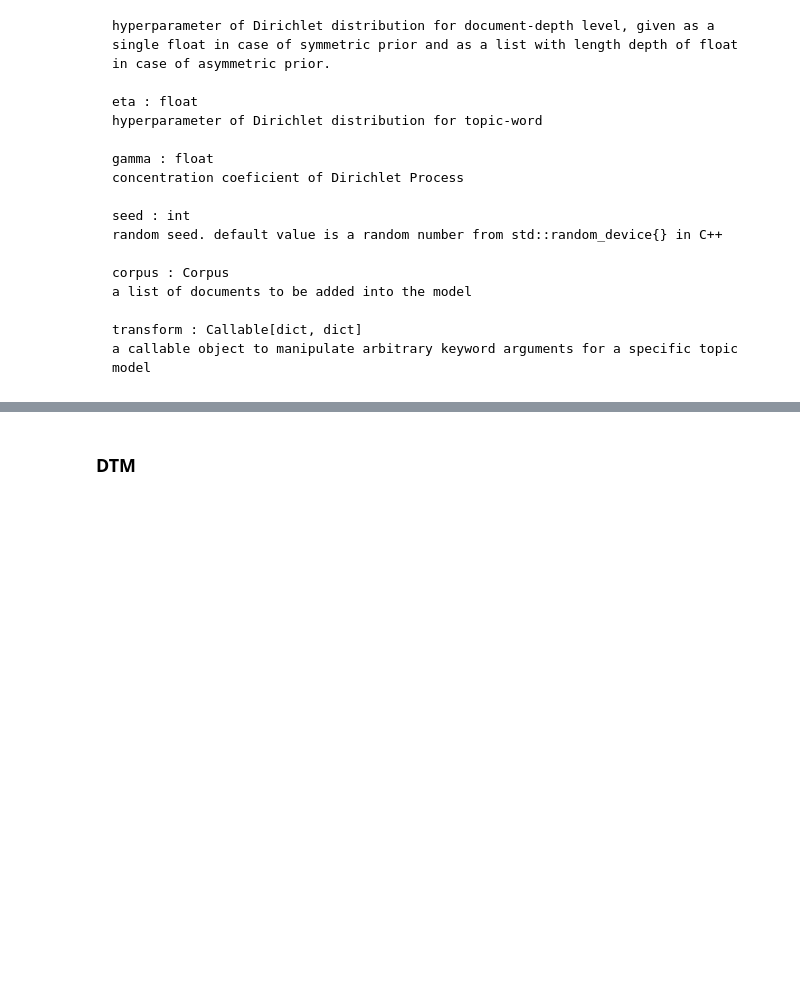
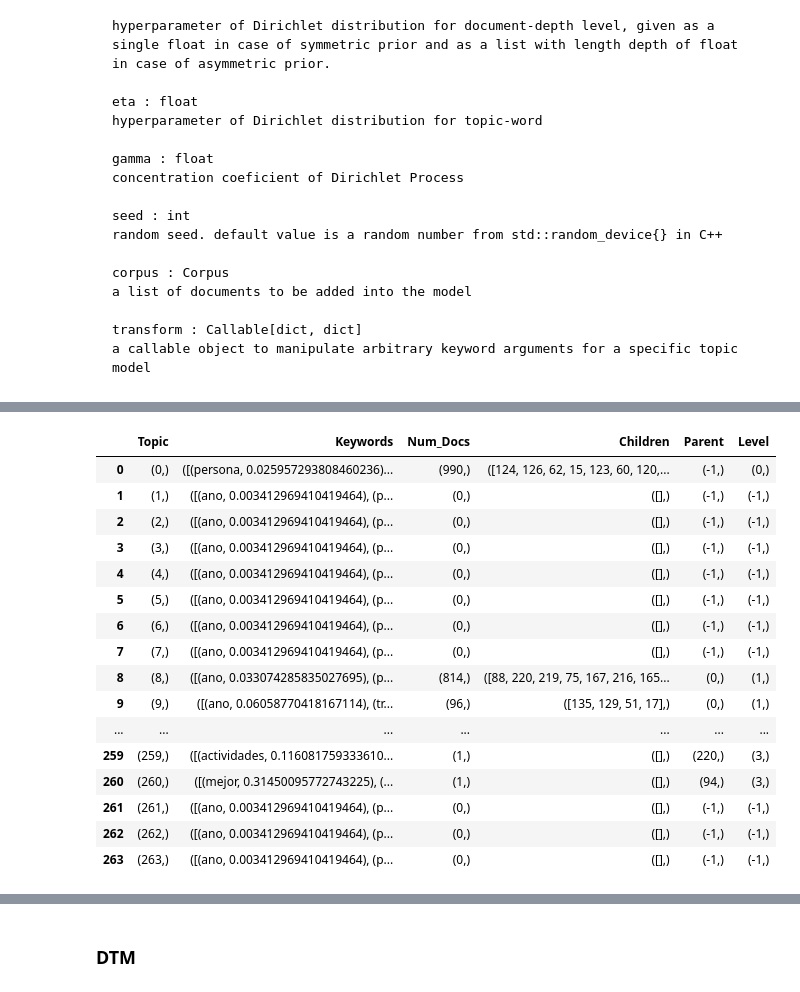
Before and after one commit to recmera/transformers-news-analysis, a Jupyter notebook: notebooks/1.topic-modeling/04-tomotopy.ipynb, the cells around one changed output, grey strips where cells are left out. Cells and saved outputs as stored; diff of their text form; code cells hidden in the pictures; blank space fills up the shorter version.

```diff
--- a/notebooks/1.topic-modeling/04-tomotopy.ipynb
+++ b/notebooks/1.topic-modeling/04-tomotopy.ipynb
@@ -124,13 +92,20 @@ def h_example_1(df):
 # %%
-mdl = tp.HLDAModel(depth=3, min_cf=100)
+h_mdl = tp.HLDAModel(depth=4, min_cf=100, seed=1)
 
-for text in df.tokens:
-    mdl.add_doc(text)
+for token in df.tokens:
+    #doc = " ".join(token)
+    h_mdl.add_doc(token)
+    #print(doc)
 
 print('Training model by iterating over the corpus 100 times, 10 iterations at a time')
 iterations = 10
-for i in range(0, 100, iterations):
-    mdl.train(iterations)
-    print('Iteration: #{}\tLog-likelihood: {}'.format(i, mdl.ll_per_word))
+for i in tqdm_notebook(range(0, 100, iterations)):
+    h_mdl.train(iterations)
+    print('Iteration: #{}\tLog-likelihood: {}'.format(i, h_mdl.ll_per_word))
+
+    print("Number of topics: ", h_mdl.k)
+print("Number of live topics: ", h_mdl.live_k)
+print("Number of documents: ", len(h_mdl.docs))
+print("Model perplexity: ", h_mdl.perplexity)
 # %% [output]
 Training model by iterating over the corpus 100 times, 10 iterations at a time
@@ -147,8 +128,0 @@ Iteration: #90  Log-likelihood: -7.3620729498596935
-# %%
-for k in range(mdl.k):
-    if not mdl.is_live_topic(k):
-        continue
-    print('child of topic #{0} - Level: {1}, number of documents {2}'.format(mdl.parent_topic(k), mdl.level(k), mdl.num_docs_of_topic(k)) )
-    print('Top 10 words of global topic #{}'.format(k))
-    print(mdl.get_topic_words(k, top_n=10))
-    print("###########################################################")
@@ -184,0 +129,36 @@ for parent_topic in parent_topic:
+# %%
+# OUTPUT (hLDA) - Explore the topics (children, parents, depth, number of topics per level) as csv
+rows = []
+for k in tqdm_notebook(range(h_mdl.k)):
+    topic = k,
+    keyword = h_mdl.get_topic_words(k, top_n=10),
+    num_docs = h_mdl.num_docs_of_topic(k),
+    children = h_mdl.children_topics(k),
+    parent = h_mdl.parent_topic(k),
+    level = h_mdl.level(k),
+    rows.append([topic, keyword, num_docs, children, parent, level])
+
+topics_df = pd.DataFrame(rows, columns=["Topic", "Keywords", "Num_Docs", "Children", "Parent", "Level"])
+
+#topics_df.to_csv('outputs/hLDA/hLDA-4-level.csv')
+# %%
+pd.set_option('display.max_rows', None)
+topics_df
+# %% [output]
+|  | Topic | Keywords | Num_Docs | Children | Parent | Level |
+| 0 | (0,) | ([(persona, 0.025957293808460236)... | (990,) | ([124, 126, 62, 15, 123, 60, 120,... | (-1,) | (0,) |
+| 1 | (1,) | ([(ano, 0.003412969410419464), (p... | (0,) | ([],) | (-1,) | (-1,) |
+| 2 | (2,) | ([(ano, 0.003412969410419464), (p... | (0,) | ([],) | (-1,) | (-1,) |
+| 3 | (3,) | ([(ano, 0.003412969410419464), (p... | (0,) | ([],) | (-1,) | (-1,) |
+| 4 | (4,) | ([(ano, 0.003412969410419464), (p... | (0,) | ([],) | (-1,) | (-1,) |
+| 5 | (5,) | ([(ano, 0.003412969410419464), (p... | (0,) | ([],) | (-1,) | (-1,) |
+| 6 | (6,) | ([(ano, 0.003412969410419464), (p... | (0,) | ([],) | (-1,) | (-1,) |
+| 7 | (7,) | ([(ano, 0.003412969410419464), (p... | (0,) | ([],) | (-1,) | (-1,) |
+| 8 | (8,) | ([(ano, 0.033074285835027695), (p... | (814,) | ([88, 220, 219, 75, 167, 216, 165... | (0,) | (1,) |
+| 9 | (9,) | ([(ano, 0.06058770418167114), (tr... | (96,) | ([135, 129, 51, 17],) | (0,) | (1,) |
+| ... | ... | ... | ... | ... | ... | ... |
+| 259 | (259,) | ([(actividades, 0.116081759333610... | (1,) | ([],) | (220,) | (3,) |
+| 260 | (260,) | ([(mejor, 0.31450095772743225), (... | (1,) | ([],) | (94,) | (3,) |
+| 261 | (261,) | ([(ano, 0.003412969410419464), (p... | (0,) | ([],) | (-1,) | (-1,) |
+| 262 | (262,) | ([(ano, 0.003412969410419464), (p... | (0,) | ([],) | (-1,) | (-1,) |
+| 263 | (263,) | ([(ano, 0.003412969410419464), (p... | (0,) | ([],) | (-1,) | (-1,) |
```
Also changed, not shown: parts of 16 cells of this notebook, 1 other file.
